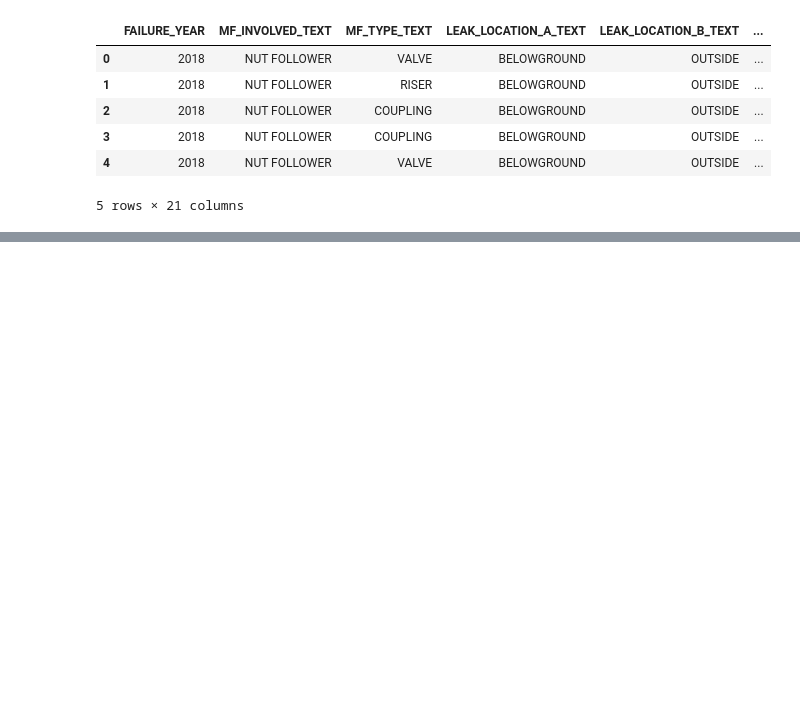
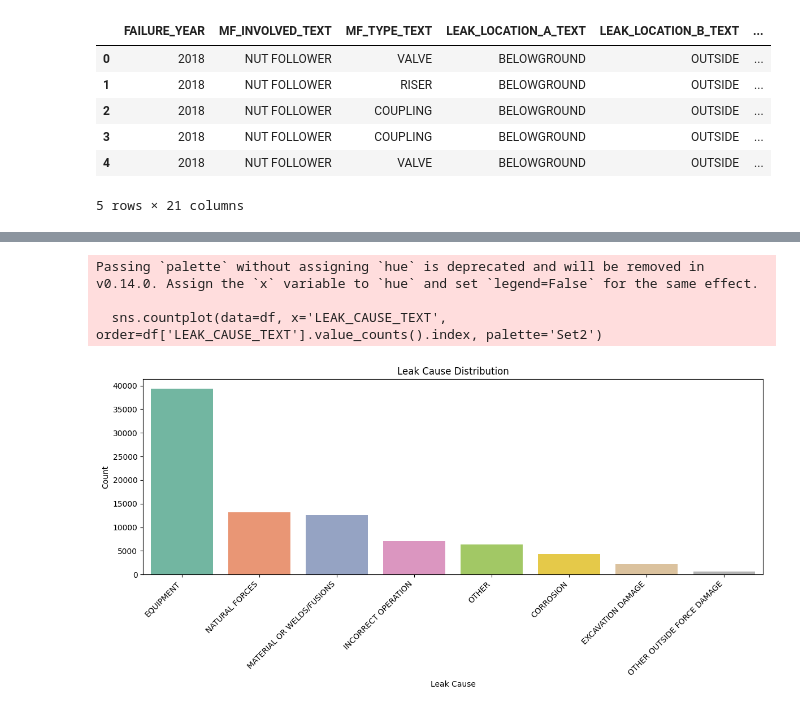
Before and after one commit to YesithW/Milling_PredictiveMaintenance, a Jupyter notebook: Mechanical_Fitting_Failure.ipynb, the cells around one changed output, grey strips where cells are left out. Saved outputs shown, nothing was run; the diff lists cells and outputs as text; code cells hidden in the pictures; blank space fills up the shorter version.

```diff
--- a/Mechanical_Fitting_Failure.ipynb
+++ b/Mechanical_Fitting_Failure.ipynb
@@ -389,3 +389,18 @@ display(df.head())
 | 3 | 2018 | NUT FOLLOWER | COUPLING | BELOWGROUND | OUTSIDE | ... |
 | 4 | 2018 | NUT FOLLOWER | VALVE | BELOWGROUND | OUTSIDE | ... |
 5 rows × 21 columns
+# %%
+# Remove columns by name
+columns_to_drop = [
+    'FAILURE_YEAR',
+    'YEAR_INSTALLED',
+    'MODEL_NUMBER',
+    'FIRST_PIPE_UNIT_TEXT',
+    'SECOND_PIPE_UNIT_TEXT',
+    'FIRST_PIPE_PLASTIC_TEXT',
+    'SECOND_PIPE_PLASTIC_TEXT'
+]
+df = df.drop(columns=columns_to_drop)
+
+# Display the first few rows to confirm the columns have been removed
+display(df.head())
@@ -391,0 +568,19 @@ display(df.head())
+# %%
+import pandas as pd
+import matplotlib.pyplot as plt
+import seaborn as sns
+
+# Assuming your dataframe is called df and target is 'LEAK_CAUSE_TEXT'
+plt.figure(figsize=(12, 6))
+sns.countplot(data=df, x='LEAK_CAUSE_TEXT', order=df['LEAK_CAUSE_TEXT'].value_counts().index, palette='Set2')
+plt.title("Leak Cause Distribution")
+plt.xlabel("Leak Cause")
+plt.ylabel("Count")
+plt.xticks(rotation=45, ha='right')
+plt.tight_layout()
+plt.show()
+# %% [output]
+Passing `palette` without assigning `hue` is deprecated and will be removed in v0.14.0. Assign the `x` variable to `hue` and set `legend=False` for the same effect.
+
+  sns.countplot(data=df, x='LEAK_CAUSE_TEXT', order=df['LEAK_CAUSE_TEXT'].value_counts().index, palette='Set2')
+[figure, added]
```
Also changed, not shown: parts of 22 cells of this notebook.
